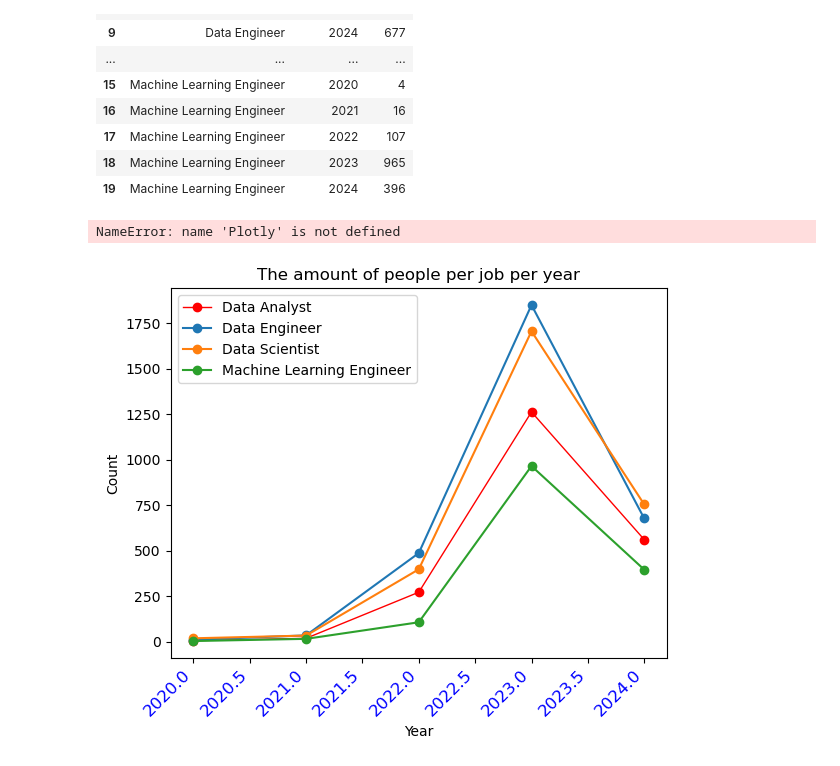
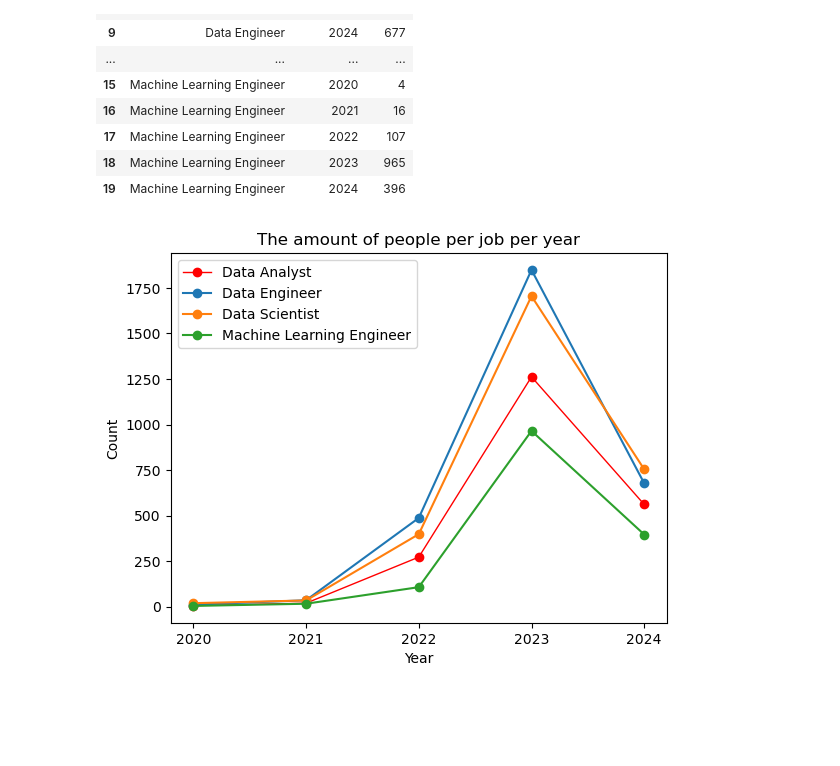
Before and after one commit to Karall0k/P1Group_3, a Jupyter notebook: group3projectAL.ipynb, the cells around one changed output. Drawn from its saved outputs; the diff is of its cells as text; code cells hidden in the pictures; blank space fills up the shorter version.

```diff
--- a/group3projectAL.ipynb
+++ b/group3projectAL.ipynb
@@ -78,7 +78,7 @@ mask = jobs_df['job_title'].isin(specific_values)
 top_4_jobs_df = jobs_df[mask]
 # %%
 #create a dataframe with the counts of each year
-value_counts = top_4.groupby(['job_title', 'work_year']).size().reset_index(name='count')
+value_counts = top_4_jobs_df.groupby(['job_title', ('work_year')]).size().reset_index(name='count')
 
 top_4_df = pd.DataFrame(value_counts)
 top_4_df
@@ -103,27 +103,30 @@ top_4_df
 # %%
 #filter the data to each job
 data_analyst = top_4_df[top_4_df['job_title'].isin(['Data Analyst'])]
 data_engineer = top_4_df[top_4_df['job_title'].isin(['Data Engineer'])]
 data_scientist = top_4_df[top_4_df['job_title'].isin(['Data Scientist'])]
 machine_learning_engineer = top_4_df[top_4_df['job_title'].isin(['Machine Learning Engineer'])]
 
 # Create a line plot with the filtered data
 Data_Analyst, = plt.plot(data_analyst['work_year'], data_analyst['count'], marker='o', linestyle='-', linewidth = 1,color = "red", label = "Data Analyst")
 Data_Engineer, = plt.plot(data_engineer['work_year'], data_engineer['count'], marker='o', linestyle='-', label = "Data Engineer")
 Data_Scientist, = plt.plot(data_scientist['work_year'], data_scientist['count'], marker='o', linestyle='-', label = "Data Scientist")
 Machine_Learning_Engineer, = plt.plot(machine_learning_engineer['work_year'], machine_learning_engineer['count'], marker='o', linestyle='-', label = "Machine Learning Engineer")
 
 # Add labels and title
 plt.xlabel('Year')
 plt.ylabel('Count')
 plt.title('The amount of people per job per year')
-plt.xticks(rotation=45, fontsize=12, color='blue', ha='right')
-new_xticklabels = ['2020','2021', '2022', '2023', '2024']
+#plt.xticks(rotation=45, fontsize=12, color='blue', ha='right')
+#new_xticklabels = ['2020','2021', '2022', '2023', '2024']
+plt.xticks([2020, 2021, 2022, 2023, 2024 ],['2020','2021', '2022', '2023', '2024'])
+#xticks([0, 1, 2], ['January', 'February', 'March'],
+       #rotation=20)
+#plt.xticks(np.arange(5), ['2020','2021', '2022', '2023', '2024'],rotation=45, fontsize=12, color='blue', ha='right')
 plt.legend(handles=[Data_Analyst,Data_Engineer, Data_Scientist, Machine_Learning_Engineer], loc="best")
 
 
 # Show the plot
 plt.show()
 # %% [output]
-NameError: name 'Plotly' is not defined
-[figure, old version]
+[figure, new version]
```
